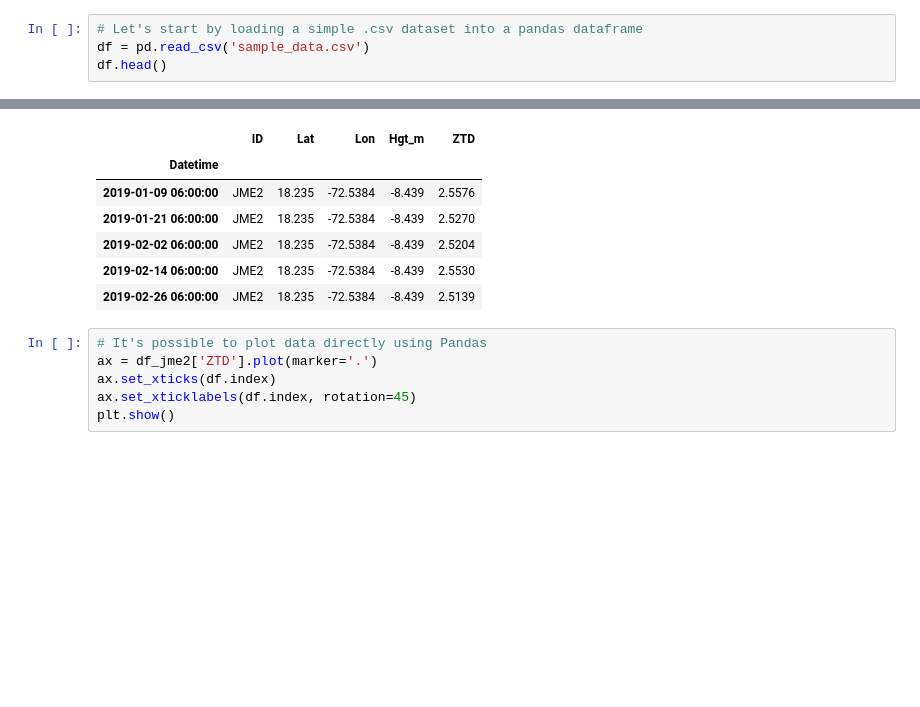
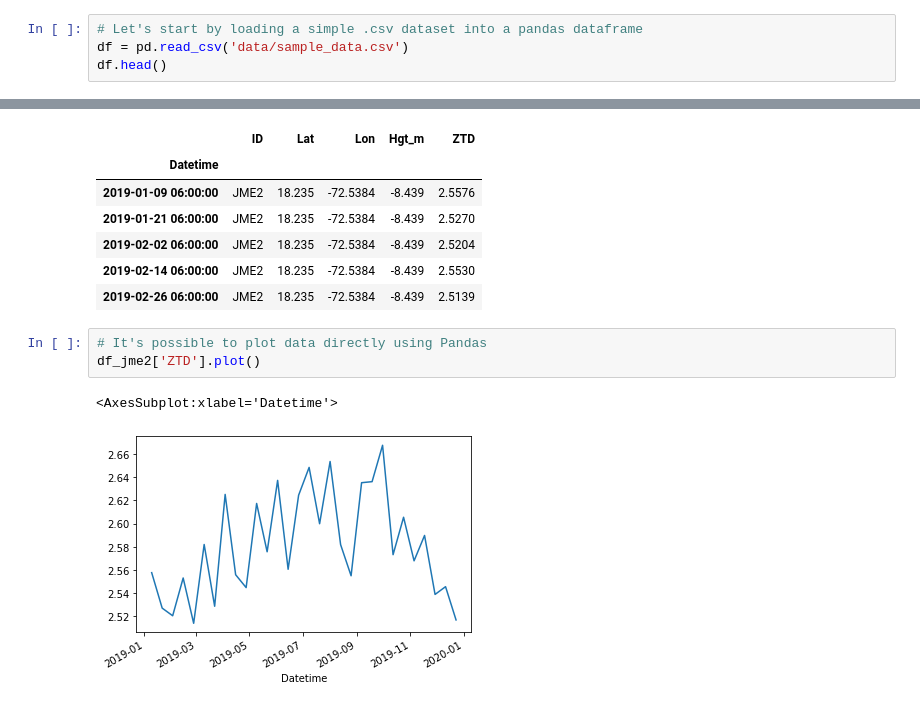
Before and after one commit to dbekaert/RAiDER-docs, a Jupyter notebook: notebooks/Pandas_tutorial/Pandas_tutorial.ipynb, the cells around one changed output, grey strips where cells are left out. Cells and saved outputs as stored; diff of their text form; blank space fills up the shorter version.

```diff
--- a/notebooks/Pandas_tutorial/Pandas_tutorial.ipynb
+++ b/notebooks/Pandas_tutorial/Pandas_tutorial.ipynb
@@ -52,6 +62,6 @@ Work directory:  /Users/jeremym/software/RAiDER-docs/notebooks/Pandas_tutorial
 # %%
 # Let's start by loading a simple .csv dataset into a pandas dataframe
-df = pd.read_csv('sample_data.csv')
+df = pd.read_csv('data/sample_data.csv')
 df.head()
 # %% [output]
 |  | Datetime | ID | Lat | Lon | Hgt_m | ZTD |
@@ -120,7 +133,7 @@ df_jme2.head()
 | 2019-02-26 06:00:00 | JME2 | 18.235 | -72.5384 | -8.439 | 2.5139 |
 # %%
 # It's possible to plot data directly using Pandas
-ax = df_jme2['ZTD'].plot(marker='.')
-ax.set_xticks(df.index)
-ax.set_xticklabels(df.index, rotation=45)
-plt.show()
+df_jme2['ZTD'].plot()
+# %% [output]
+<AxesSubplot:xlabel='Datetime'>
+[figure, added]
```
Also changed, not shown: parts of 20 cells of this notebook.
